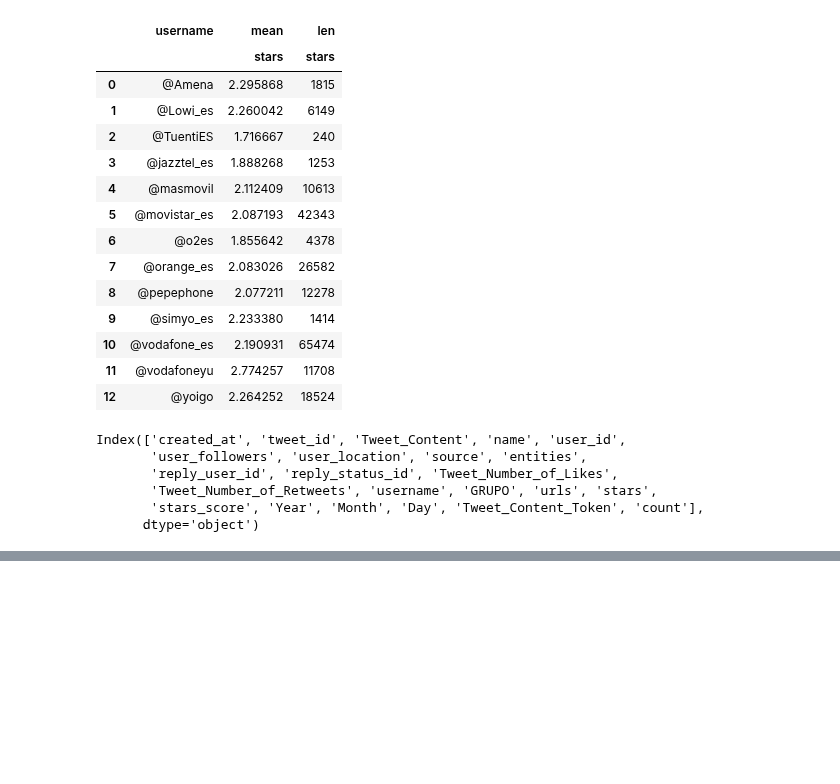
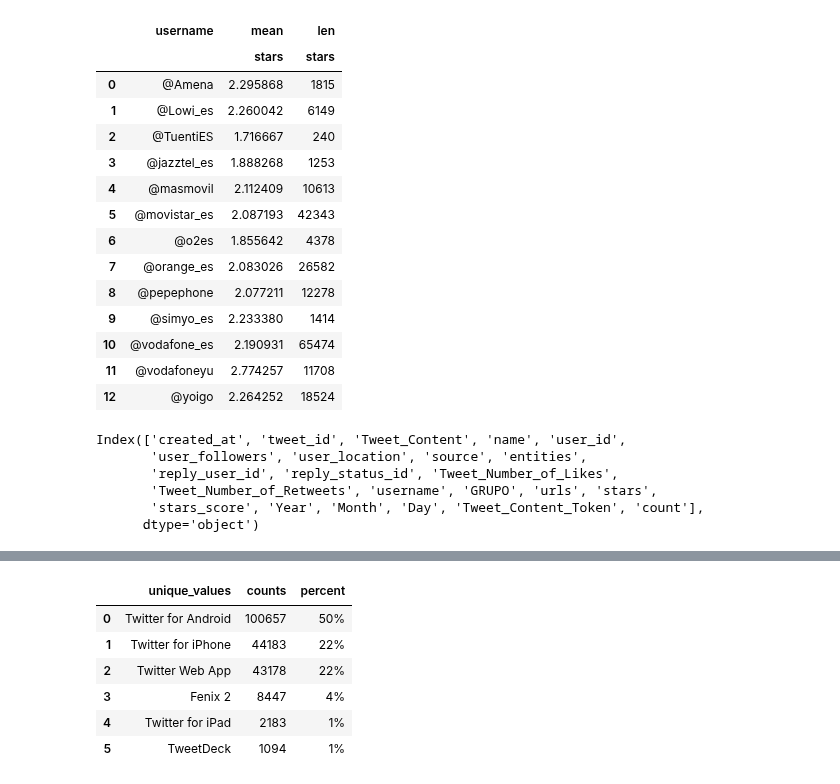
Before and after one commit to carpiero/Sentiment_Spanish_Operator, a Jupyter notebook: Notebooks/Notebook_006_remote.ipynb, the cells around one changed output, grey strips where cells are left out. Cells and saved outputs as stored; diff of their text form; code cells hidden in the pictures; blank space fills up the shorter version.

```diff
--- a/Notebooks/Notebook_006_remote.ipynb
+++ b/Notebooks/Notebook_006_remote.ipynb
@@ -196,4 +196,4 @@ Index(['created_at', 'tweet_id', 'Tweet_Content', 'name', 'user_id',
       dtype='object')
 # %%
 dff=df['source'].value_counts().rename_axis('unique_values').reset_index(name='counts').head(6)
-dff
+dff['percent']=dff['counts']/dff['counts'].sum()
@@ -207,0 +210,10 @@ dff
+# %%
+dff.style.format({'percent': '{:,.0%}'.format})
+# %% [output]
+|  | unique_values | counts | percent |
+| 0 | Twitter for Android | 100657 | 50% |
+| 1 | Twitter for iPhone | 44183 | 22% |
+| 2 | Twitter Web App | 43178 | 22% |
+| 3 | Fenix 2 | 8447 | 4% |
+| 4 | Twitter for iPad | 2183 | 1% |
+| 5 | TweetDeck | 1094 | 1% |
```
Also changed, not shown: parts of 2 cells of this notebook.
